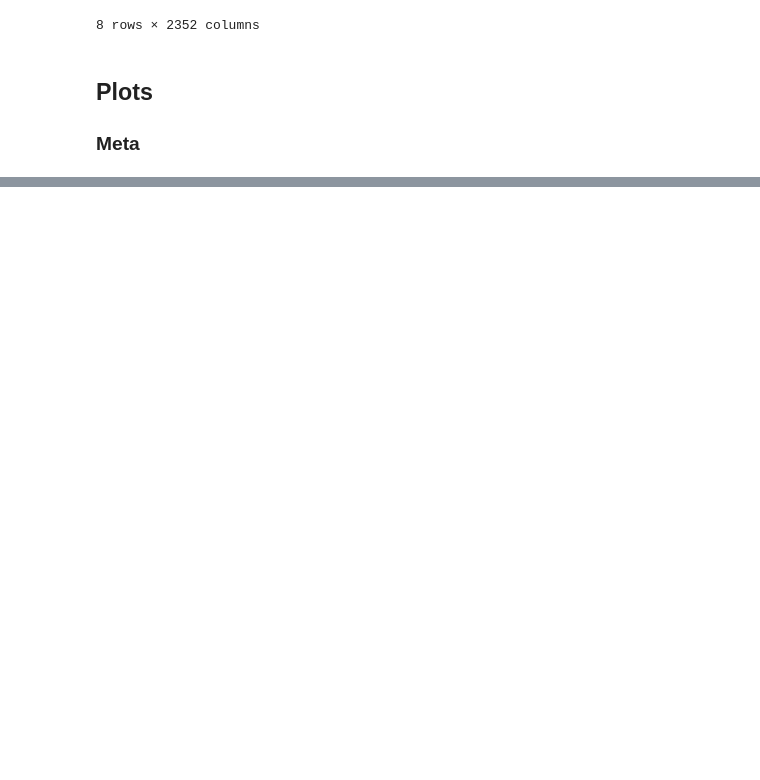
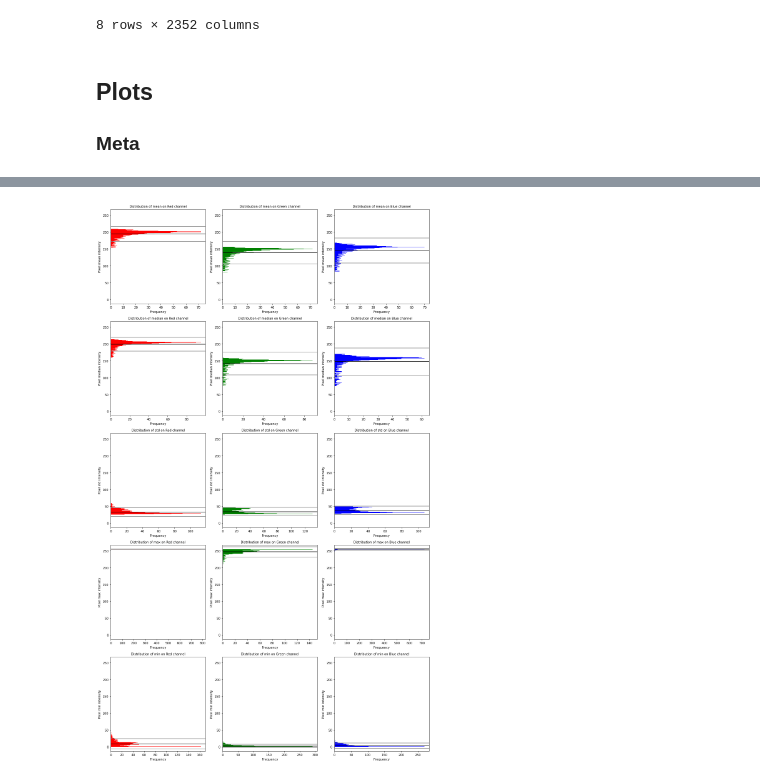
Before and after one commit to e-lubrini/pseudo-labelling, a Jupyter notebook: PseudoLabelingDemo.ipynb, the cells around one changed output, grey strips where cells are left out. Drawn from its saved outputs; the diff is of its cells as text; code cells hidden in the pictures; blank space fills up the shorter version.

```diff
--- a/PseudoLabelingDemo.ipynb
+++ b/PseudoLabelingDemo.ipynb
@@ -172,0 +199,44 @@ fig.set_size_inches(*plot_size)
+# %%
+img_cols = image_df.columns.tolist()
+
+color_cols = {}
+color_cols["Red"] = img_cols[::3]
+color_cols["Green"] = img_cols[1::3]
+color_cols["Blue"] = img_cols[2::3]
+
+color_dfs = {k : image_df[v] for k,v in color_cols.items()}
+# %%
+## Define metrics
+metrics = {}
+metrics["mean"] = pd.DataFrame.mean
+metrics["median"] = pd.DataFrame.median
+metrics["std"] = pd.DataFrame.std
+metrics["max"] = pd.DataFrame.max
+metrics["min"] = pd.DataFrame.min
+# %%
+plot_scale = 5
+std_span = 2
+
+bins = np.arange(0,256,1)
+fig, axs = plt.subplots(len(metrics),len(color_dfs))
+
+for i, (col_name, col_df) in enumerate(color_dfs.items()):
+    for j, (metric_name, metric) in enumerate(metrics.items()):
+        ax = axs[j,i]
+
+        dist = metric(col_df)
+        ax.hist(dist, bins=bins, color=col_name, orientation="horizontal")
+
+        ax.set_title("Distribution of {} on {} channel".format(metric_name,col_name),fontsize=plot_scale*2)
+        ax.set_ylabel("Pixel {} intensity".format(metric_name),fontsize=plot_scale*2)
+        ax.set_xlabel("Frequency",fontsize=plot_scale*2)
+
+        ax.axhline(dist.mean(), color="black") # Mean line
+
+        ax.axhline(dist.mean() - dist.std()*std_span, color="grey") # Std lines
+        ax.axhline(dist.mean() + dist.std()*std_span, color="grey")
+
+fig.set_size_inches(plot_scale*len(color_dfs),plot_scale*len(metrics))
+fig.tight_layout()
+# %% [output]
+[figure, added]
```
Also changed, not shown: parts of 4 cells of this notebook.
